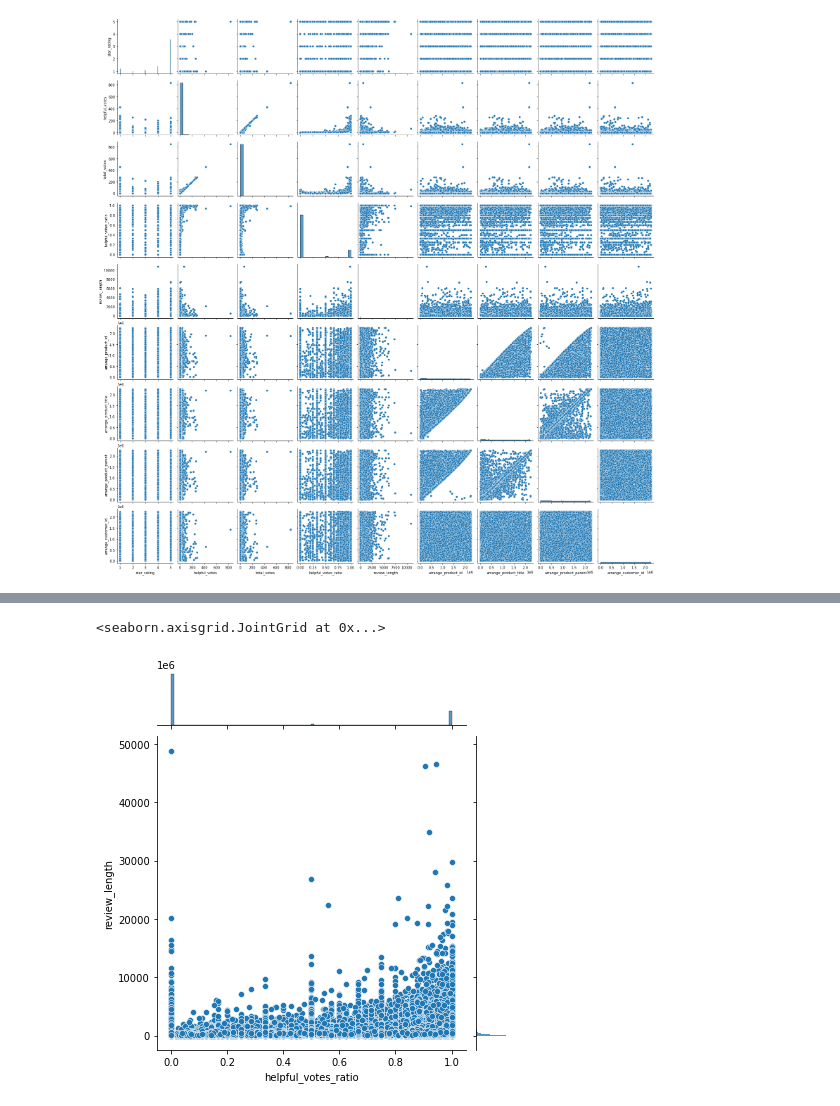
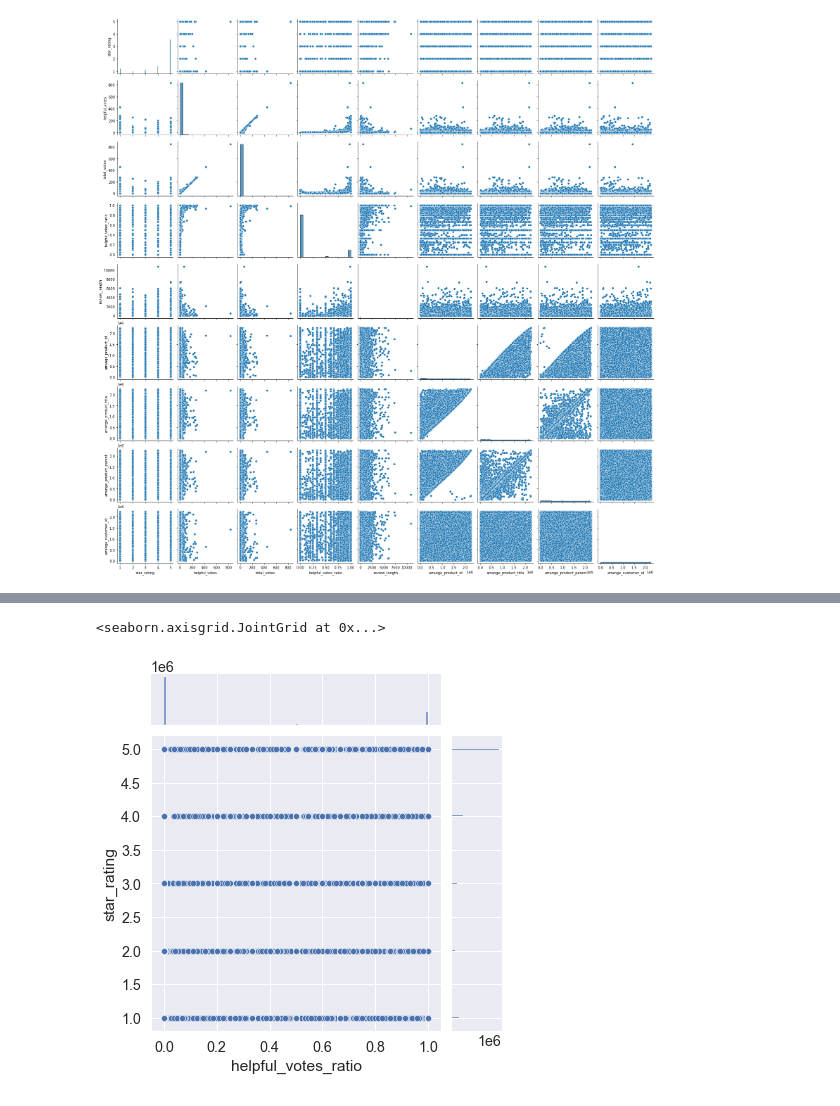
Before and after one commit to mnguyen494/Capstone-SpringBoard-2, a Jupyter notebook: EDA.ipynb, the cells around one changed output, grey strips where cells are left out. Drawn from its saved outputs; the diff is of its cells as text; code cells hidden in the pictures.

```diff
--- a/EDA.ipynb
+++ b/EDA.ipynb
@@ -36,0 +37,2 @@ reviewdata.head()
+# %%
+sns.set(font_scale = 1.3)
@@ -288,5 +311,5 @@ sns.pairplot(summarize.iloc[:100000])
 # %%
-sns.jointplot(y='review_length', x='helpful_votes_ratio', data=summarize)
+sns.jointplot(y='star_rating', x='helpful_votes_ratio', data=summarize)
 # %% [output]
 <seaborn.axisgrid.JointGrid at 0x...>
-[figure, old version]
+[figure, new version]
```
Also changed, not shown: parts of 36 cells of this notebook, 7 other files.
